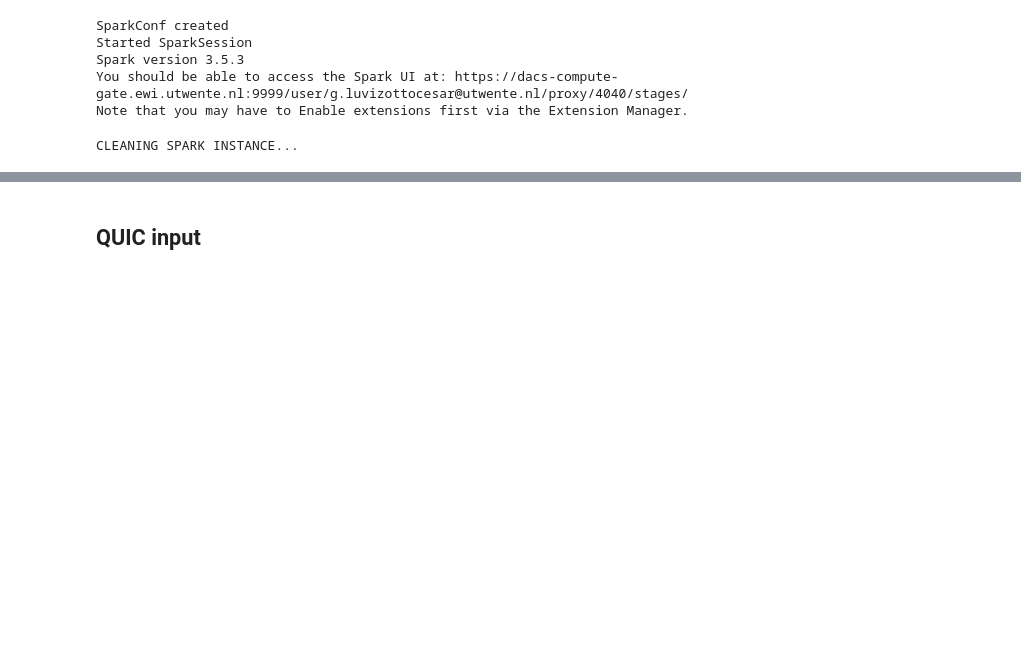
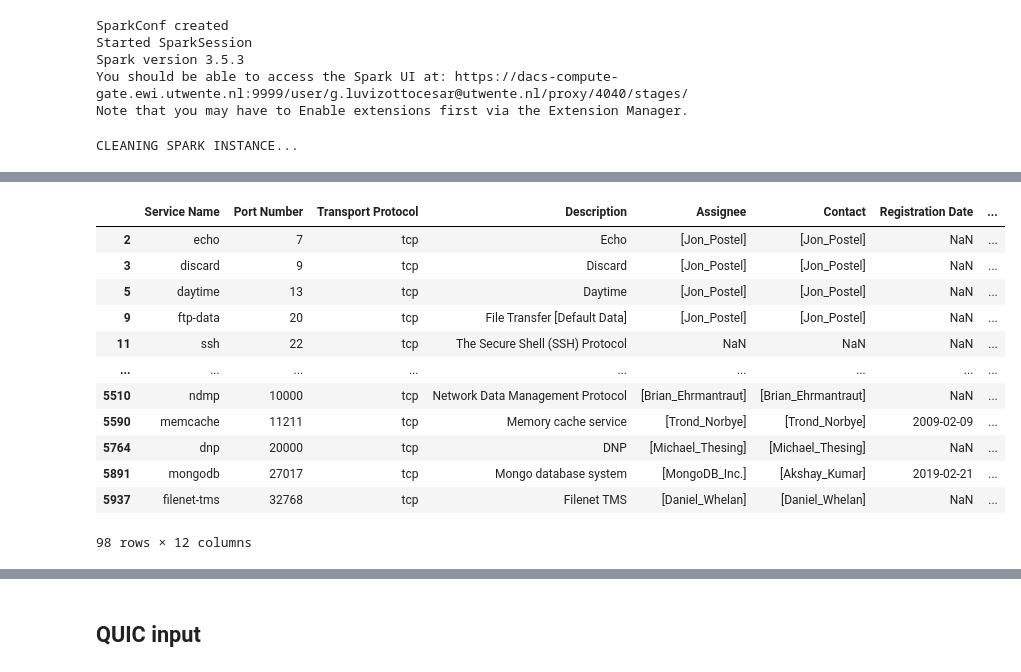
Before and after one commit to gustavoluvizotto/anycast-service-discovery, a Jupyter notebook: measurements/notebooks/tool_testing/prepare_measurements.ipynb, the cells around one changed output, grey strips where cells are left out. Drawn from its saved outputs; the diff is of its cells as text; code cells hidden in the pictures; blank space fills up the shorter version.

```diff
--- a/measurements/notebooks/tool_testing/prepare_measurements.ipynb
+++ b/measurements/notebooks/tool_testing/prepare_measurements.ipynb
@@ -27,0 +89,4 @@ from census_helper import download_date
+# %%
+snapshot = datetime(2026, 3, 3)
+vp = "de-mun"
+ds_tcp = "tcp-anycast"
@@ -27,0 +265,8 @@ from census_helper import download_date
+# %%
+lzr_ts = snapshot
+LZR_BASE_PATH = "s3a://catrin/measurements/tool=lzr/dataset={ds}/format=parquet/vp={vp}"
+LZR_PATH = "port=*/year={year}/month={month:02d}/day={day:02d}"
+
+lzr_path_f = os.path.join(LZR_BASE_PATH.format(ds=ds_tcp, vp=vp), LZR_PATH.format(year=lzr_ts.year, month=lzr_ts.month, day=lzr_ts.day))
+lzr_df = spark.read.option("basePath", LZR_BASE_PATH.format(ds=ds_tcp, vp=vp)).parquet(lzr_path_f)
+lzr_df.printSchema()
@@ -27,0 +527,16 @@ from census_helper import download_date
+# %%
+filtered_service_names_pdf[filtered_service_names_pdf["Port Number"].isin(tls_ports)]
+# %% [output]
+|  | Service Name | Port Number | Transport Protocol | Description | Assignee | Contact | Registration Date | ... |
+| 2 | echo | 7 | tcp | Echo | [Jon_Postel] | [Jon_Postel] | NaN | ... |
+| 3 | discard | 9 | tcp | Discard | [Jon_Postel] | [Jon_Postel] | NaN | ... |
+| 5 | daytime | 13 | tcp | Daytime | [Jon_Postel] | [Jon_Postel] | NaN | ... |
+| 9 | ftp-data | 20 | tcp | File Transfer [Default Data] | [Jon_Postel] | [Jon_Postel] | NaN | ... |
+| 11 | ssh | 22 | tcp | The Secure Shell (SSH) Protocol | NaN | NaN | NaN | ... |
+| ... | ... | ... | ... | ... | ... | ... | ... | ... |
+| 5510 | ndmp | 10000 | tcp | Network Data Management Protocol | [Brian_Ehrmantraut] | [Brian_Ehrmantraut] | NaN | ... |
+| 5590 | memcache | 11211 | tcp | Memory cache service | [Trond_Norbye] | [Trond_Norbye] | 2009-02-09 | ... |
+| 5764 | dnp | 20000 | tcp | DNP | [Michael_Thesing] | [Michael_Thesing] | NaN | ... |
+| 5891 | mongodb | 27017 | tcp | Mongo database system | [MongoDB_Inc.] | [Akshay_Kumar] | 2019-02-21 | ... |
+| 5937 | filenet-tms | 32768 | tcp | Filenet TMS | [Daniel_Whelan] | [Daniel_Whelan] | NaN | ... |
+98 rows × 12 columns
```
Also changed, not shown: parts of 92 cells of this notebook, 3 other files.
